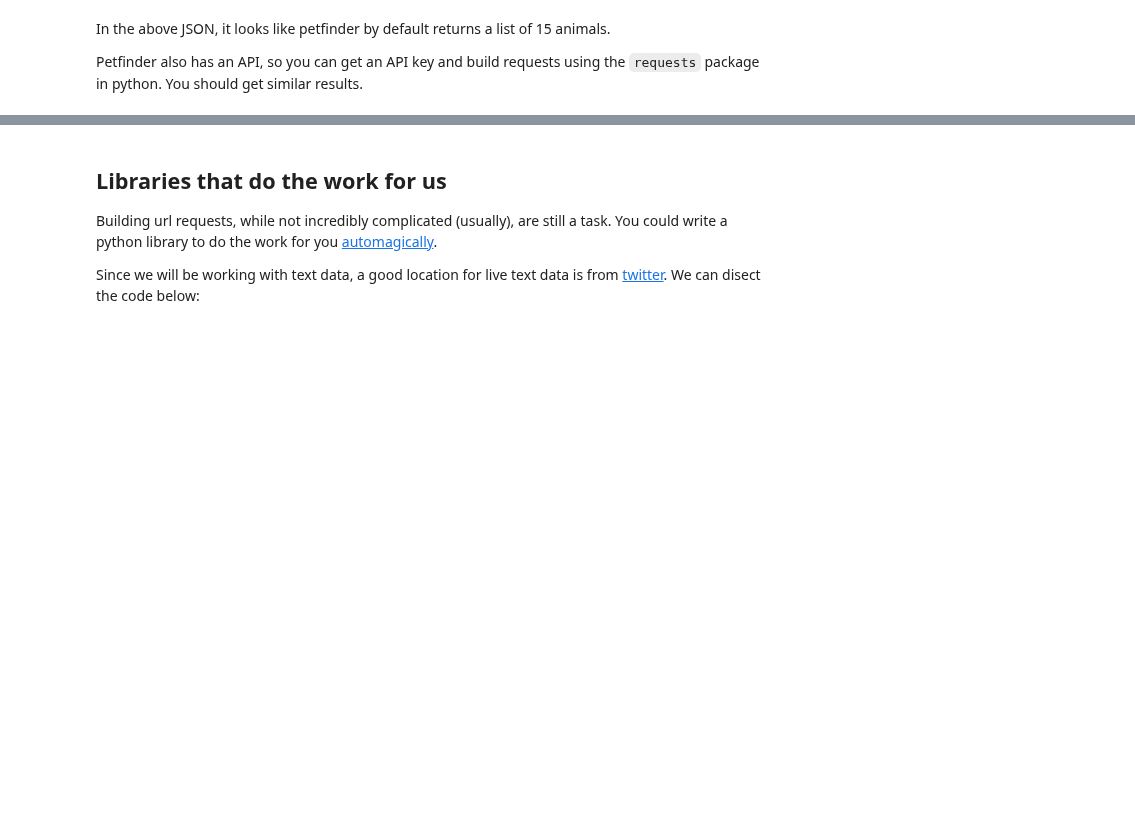
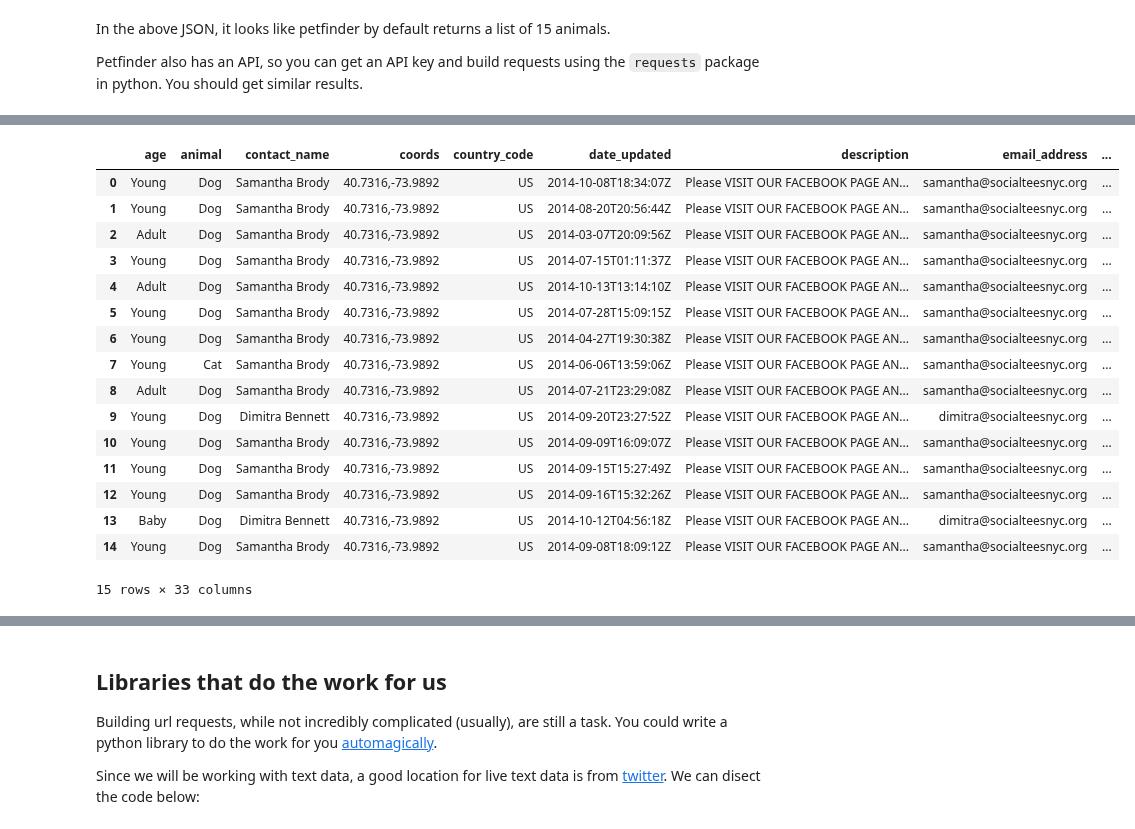
Before and after one commit to podopie/DAT18NYC, a Jupyter notebook: classes/09-text_nltk.ipynb, the cells around one changed output, grey strips where cells are left out. Saved outputs shown, nothing was run; the diff lists cells and outputs as text; code cells hidden in the pictures; blank space fills up the shorter version.

```diff
--- a/classes/09-text_nltk.ipynb
+++ b/classes/09-text_nltk.ipynb
@@ -60,12 +67,14 @@ To load JSON into python, we use the `json` module. To find JSON, we'll dig it o
 # %%
 import json
 
-pets = json.load(open('petfinder.json'))
+pets = json.load(open('../data/petfinder.json'))
 
 print type(pets)
 print pets.keys()
 print type(pets['results'])
 print len(pets['results'])
+print json.dumps(pets['meta_data'])
+print type(json.dumps(pets))
 # %% [output]
 <type 'dict'>
 [u'meta_data', u'results', u'links']
@@ -86,0 +93,23 @@ Petfinder also has an API, so you can get an API key and build requests using th
+# %%
+import pandas as pd
+
+petdf = pd.DataFrame(pets['results'])
+petdf
+# %% [output]
+|  | age | animal | contact_name | coords | country_code | date_updated | description | email_address | ... |
+| 0 | Young | Dog | Samantha Brody | 40.7316,-73.9892 | US | 2014-10-08T18:34:07Z | Please VISIT OUR FACEBOOK PAGE AN... | samantha@socialteesnyc.org | ... |
+| 1 | Young | Dog | Samantha Brody | 40.7316,-73.9892 | US | 2014-08-20T20:56:44Z | Please VISIT OUR FACEBOOK PAGE AN... | samantha@socialteesnyc.org | ... |
+| 2 | Adult | Dog | Samantha Brody | 40.7316,-73.9892 | US | 2014-03-07T20:09:56Z | Please VISIT OUR FACEBOOK PAGE AN... | samantha@socialteesnyc.org | ... |
+| 3 | Young | Dog | Samantha Brody | 40.7316,-73.9892 | US | 2014-07-15T01:11:37Z | Please VISIT OUR FACEBOOK PAGE AN... | samantha@socialteesnyc.org | ... |
+| 4 | Adult | Dog | Samantha Brody | 40.7316,-73.9892 | US | 2014-10-13T13:14:10Z | Please VISIT OUR FACEBOOK PAGE AN... | samantha@socialteesnyc.org | ... |
+| 5 | Young | Dog | Samantha Brody | 40.7316,-73.9892 | US | 2014-07-28T15:09:15Z | Please VISIT OUR FACEBOOK PAGE AN... | samantha@socialteesnyc.org | ... |
+| 6 | Young | Dog | Samantha Brody | 40.7316,-73.9892 | US | 2014-04-27T19:30:38Z | Please VISIT OUR FACEBOOK PAGE AN... | samantha@socialteesnyc.org | ... |
+| 7 | Young | Cat | Samantha Brody | 40.7316,-73.9892 | US | 2014-06-06T13:59:06Z | Please VISIT OUR FACEBOOK PAGE AN... | samantha@socialteesnyc.org | ... |
+| 8 | Adult | Dog | Samantha Brody | 40.7316,-73.9892 | US | 2014-07-21T23:29:08Z | Please VISIT OUR FACEBOOK PAGE AN... | samantha@socialteesnyc.org | ... |
+| 9 | Young | Dog | Dimitra Bennett | 40.7316,-73.9892 | US | 2014-09-20T23:27:52Z | Please VISIT OUR FACEBOOK PAGE AN... | dimitra@socialteesnyc.org | ... |
+| 10 | Young | Dog | Samantha Brody | 40.7316,-73.9892 | US | 2014-09-09T16:09:07Z | Please VISIT OUR FACEBOOK PAGE AN... | samantha@socialteesnyc.org | ... |
+| 11 | Young | Dog | Samantha Brody | 40.7316,-73.9892 | US | 2014-09-15T15:27:49Z | Please VISIT OUR FACEBOOK PAGE AN... | samantha@socialteesnyc.org | ... |
+| 12 | Young | Dog | Samantha Brody | 40.7316,-73.9892 | US | 2014-09-16T15:32:26Z | Please VISIT OUR FACEBOOK PAGE AN... | samantha@socialteesnyc.org | ... |
+| 13 | Baby | Dog | Dimitra Bennett | 40.7316,-73.9892 | US | 2014-10-12T04:56:18Z | Please VISIT OUR FACEBOOK PAGE AN... | dimitra@socialteesnyc.org | ... |
+| 14 | Young | Dog | Samantha Brody | 40.7316,-73.9892 | US | 2014-09-08T18:09:12Z | Please VISIT OUR FACEBOOK PAGE AN... | samantha@socialteesnyc.org | ... |
+15 rows × 33 columns
```
Also changed, not shown: parts of 35 cells of this notebook, 2 other files.
